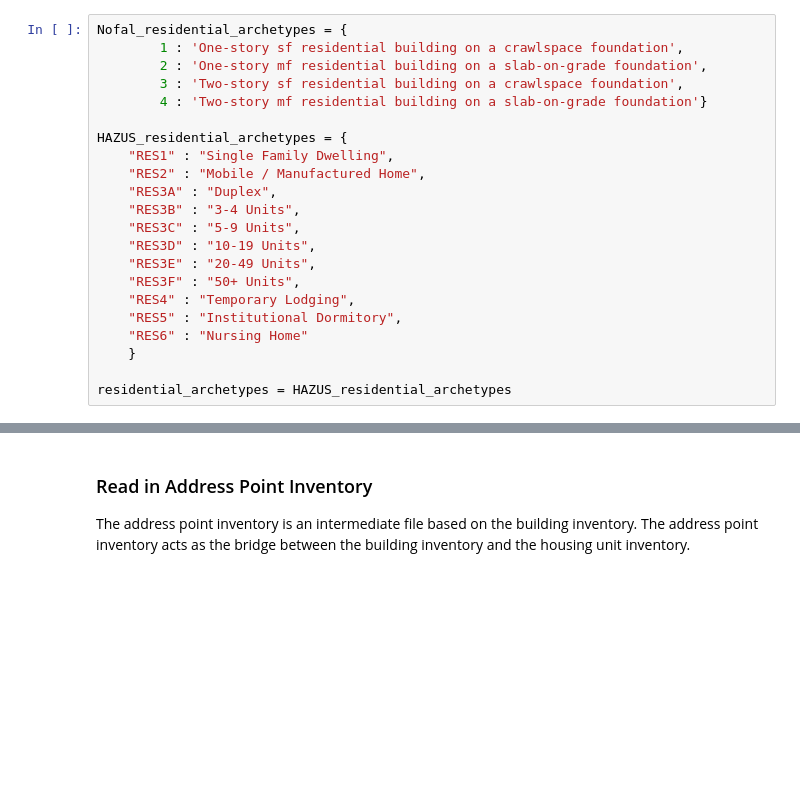
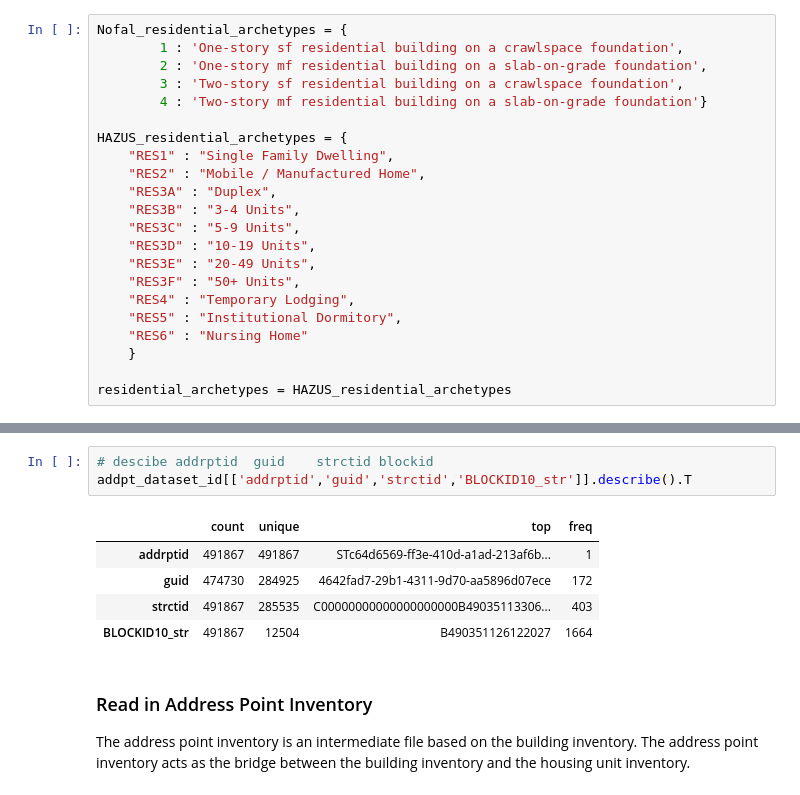
Before and after one commit to npr99/intersect-community-data, a Jupyter notebook: ncoda_07cv3_run_HUA_workflow.ipynb, the cells around one changed output, grey strips where cells are left out. Drawn from its saved outputs; the diff is of its cells as text; blank space fills up the shorter version.

```diff
--- a/ncoda_07cv3_run_HUA_workflow.ipynb
+++ b/ncoda_07cv3_run_HUA_workflow.ipynb
@@ -421,3 +445,12 @@ No Dataset ID
+# %%
+# descibe addrptid	guid	strctid	blockid
+addpt_dataset_id[['addrptid','guid','strctid','BLOCKID10_str']].describe().T
+# %% [output]
+|  | count | unique | top | freq |
+| addrptid | 491867 | 491867 | STc64d6569-ff3e-410d-a1ad-213af6b... | 1 |
+| guid | 474730 | 284925 | 4642fad7-29b1-4311-9d70-aa5896d07ece | 172 |
+| strctid | 491867 | 285535 | C00000000000000000000B49035113306... | 403 |
+| BLOCKID10_str | 491867 | 12504 | B490351126122027 | 1664 |
 # %% [markdown]
 ### Read in Address Point Inventory
 The address point inventory is an intermediate file based on the building inventory. The address point inventory acts as the bridge between the building inventory and the housing unit inventory.
```
Also changed, not shown: parts of 19 cells of this notebook, 3 other files.
